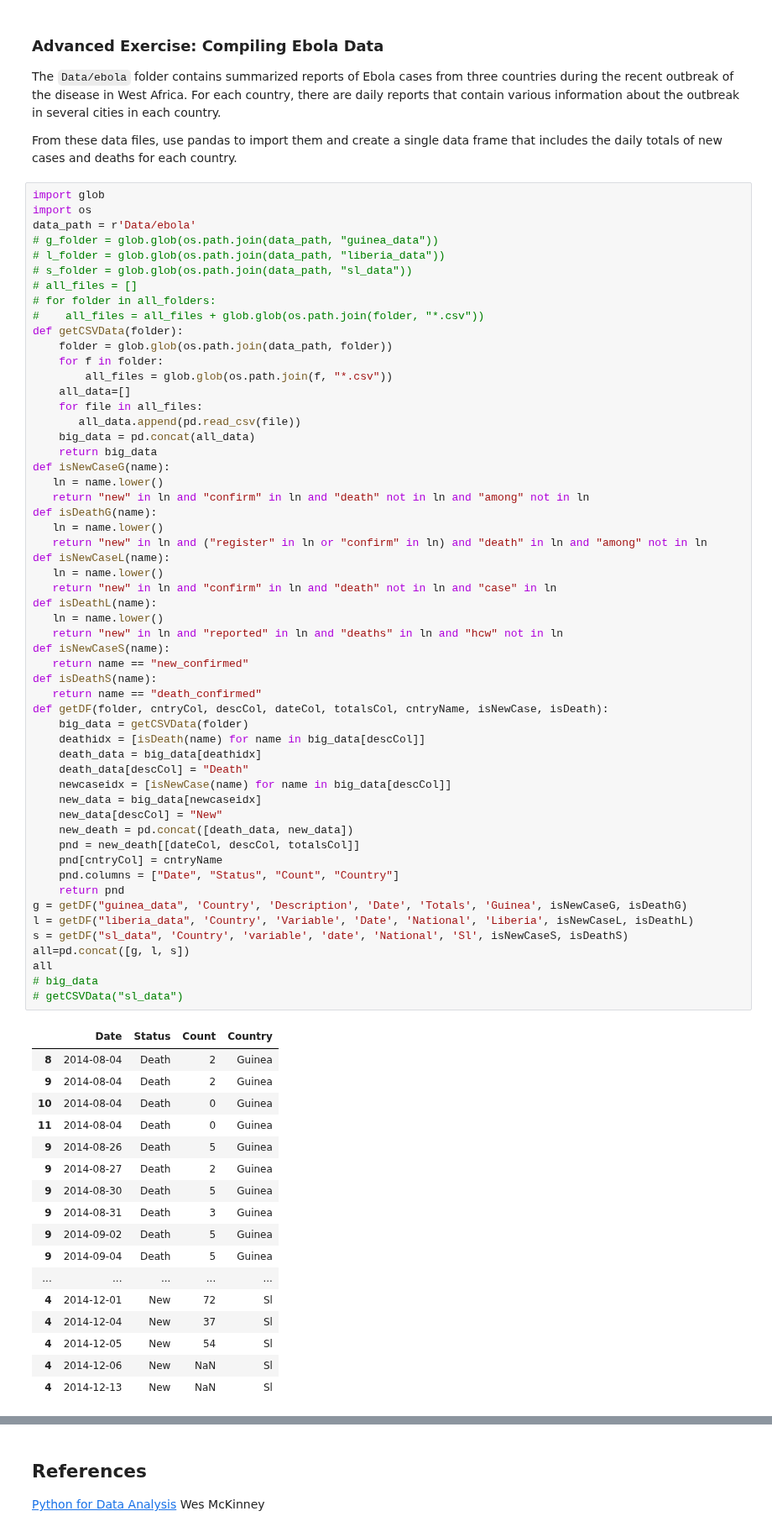
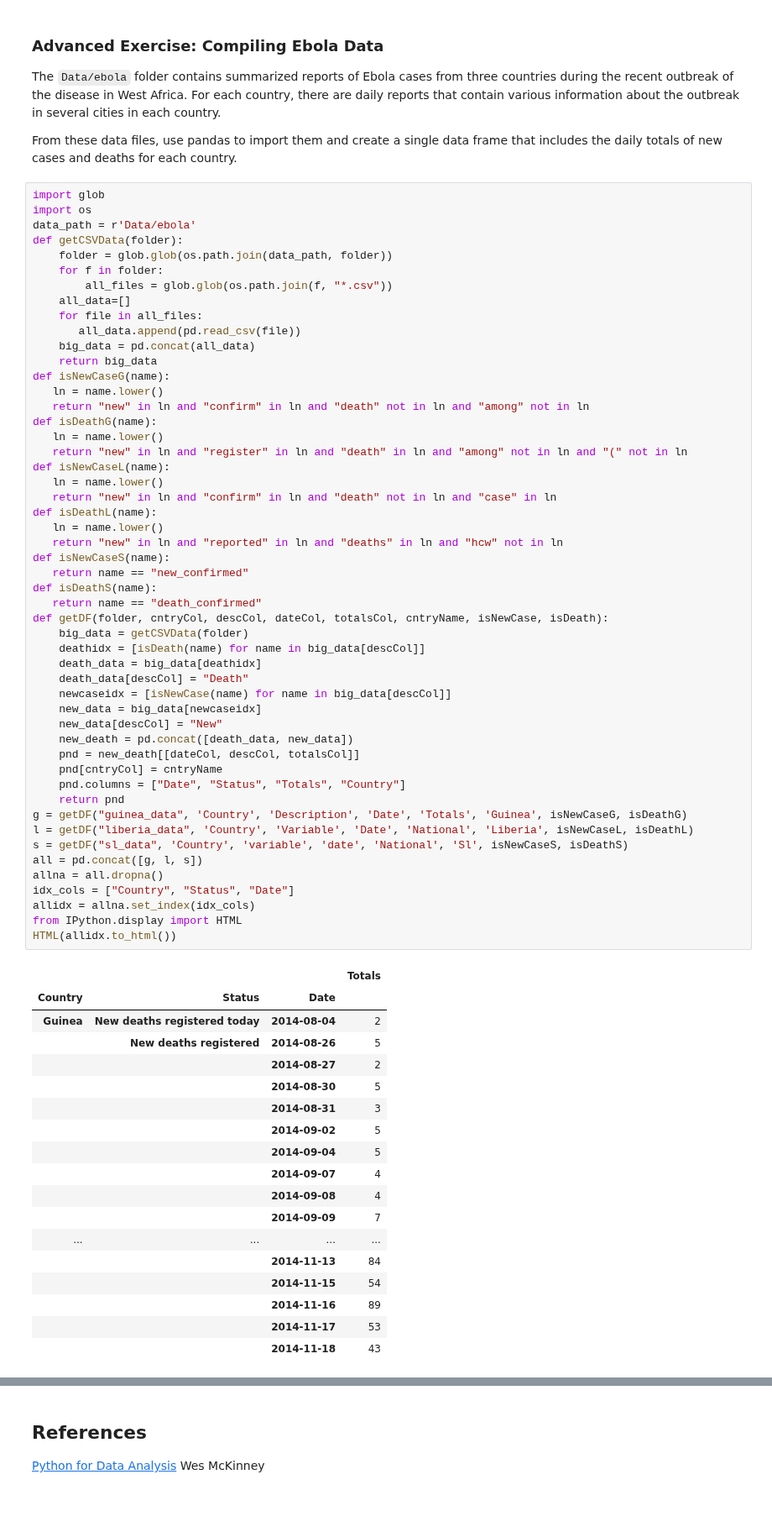
Before and after one commit to amirsh/ada-ana, a Jupyter notebook: HW1-notebooks/Intro to Pandas.ipynb, the cells around one changed output, grey strips where cells are left out. Shown at 84% size. Saved outputs shown, nothing was run; the diff lists cells and outputs as text; blank space fills up the shorter version.

```diff
--- a/HW1-notebooks/Intro to Pandas.ipynb
+++ b/HW1-notebooks/Intro to Pandas.ipynb
@@ -2133,12 +2133,6 @@ From these data files, use pandas to import them and create a single data frame
 import glob
 import os
 data_path = r'Data/ebola'
-# g_folder = glob.glob(os.path.join(data_path, "guinea_data"))
-# l_folder = glob.glob(os.path.join(data_path, "liberia_data"))
-# s_folder = glob.glob(os.path.join(data_path, "sl_data"))
-# all_files = []
-# for folder in all_folders:
-#    all_files = all_files + glob.glob(os.path.join(folder, "*.csv"))
 def getCSVData(folder):
     folder = glob.glob(os.path.join(data_path, folder))
     for f in folder:
@@ -2152,53 +2146,56 @@ def isNewCaseG(name):
    ln = name.lower()
    return "new" in ln and "confirm" in ln and "death" not in ln and "among" not in ln
 def isDeathG(name):
    ln = name.lower()
-   return "new" in ln and ("register" in ln or "confirm" in ln) and "death" in ln and "among" not in ln
+   return "new" in ln and "register" in ln and "death" in ln and "among" not in ln and "(" not in ln
 def isNewCaseL(name):
    ln = name.lower()
    return "new" in ln and "confirm" in ln and "death" not in ln and "case" in ln
 def isDeathL(name):
    ln = name.lower()
    return "new" in ln and "reported" in ln and "deaths" in ln and "hcw" not in ln
 def isNewCaseS(name):
    return name == "new_confirmed"
 def isDeathS(name):
    return name == "death_confirmed"
 def getDF(folder, cntryCol, descCol, dateCol, totalsCol, cntryName, isNewCase, isDeath):
     big_data = getCSVData(folder)
     deathidx = [isDeath(name) for name in big_data[descCol]]
     death_data = big_data[deathidx]
     death_data[descCol] = "Death"
     newcaseidx = [isNewCase(name) for name in big_data[descCol]]
     new_data = big_data[newcaseidx]
     new_data[descCol] = "New"
     new_death = pd.concat([death_data, new_data])
     pnd = new_death[[dateCol, descCol, totalsCol]]
     pnd[cntryCol] = cntryName
-    pnd.columns = ["Date", "Status", "Count", "Country"]
+    pnd.columns = ["Date", "Status", "Totals", "Country"]
     return pnd
 g = getDF("guinea_data", 'Country', 'Description', 'Date', 'Totals', 'Guinea', isNewCaseG, isDeathG)
 l = getDF("liberia_data", 'Country', 'Variable', 'Date', 'National', 'Liberia', isNewCaseL, isDeathL)
 s = getDF("sl_data", 'Country', 'variable', 'date', 'National', 'Sl', isNewCaseS, isDeathS)
-all=pd.concat([g, l, s])
-all
-# big_data
-# getCSVData("sl_data")
+all = pd.concat([g, l, s])
+allna = all.dropna()
+idx_cols = ["Country", "Status", "Date"]
+allidx = allna.set_index(idx_cols)
+from IPython.display import HTML
+HTML(allidx.to_html())
 # %% [output]
-|  | Date | Status | Count | Country |
-| 8 | 2014-08-04 | Death | 2 | Guinea |
-| 9 | 2014-08-04 | Death | 2 | Guinea |
-| 10 | 2014-08-04 | Death | 0 | Guinea |
-| 11 | 2014-08-04 | Death | 0 | Guinea |
-| 9 | 2014-08-26 | Death | 5 | Guinea |
-| 9 | 2014-08-27 | Death | 2 | Guinea |
-| 9 | 2014-08-30 | Death | 5 | Guinea |
-| 9 | 2014-08-31 | Death | 3 | Guinea |
-| 9 | 2014-09-02 | Death | 5 | Guinea |
-| 9 | 2014-09-04 | Death | 5 | Guinea |
-| ... | ... | ... | ... | ... |
-| 4 | 2014-12-01 | New | 72 | Sl |
-| 4 | 2014-12-04 | New | 37 | Sl |
-| 4 | 2014-12-05 | New | 54 | Sl |
-| 4 | 2014-12-06 | New | NaN | Sl |
-| 4 | 2014-12-13 | New | NaN | Sl |
+|  |  |  | Totals |
+| Country | Status | Date |  |
+| Guinea | New deaths registered today | 2014-08-04 | 2 |
+|  | New deaths registered | 2014-08-26 | 5 |
+|  |  | 2014-08-27 | 2 |
+|  |  | 2014-08-30 | 5 |
+|  |  | 2014-08-31 | 3 |
+|  |  | 2014-09-02 | 5 |
+|  |  | 2014-09-04 | 5 |
+|  |  | 2014-09-07 | 4 |
+|  |  | 2014-09-08 | 4 |
+|  |  | 2014-09-09 | 7 |
+| ... | ... | ... | ... |
+|  |  | 2014-11-13 | 84 |
+|  |  | 2014-11-15 | 54 |
+|  |  | 2014-11-16 | 89 |
+|  |  | 2014-11-17 | 53 |
+|  |  | 2014-11-18 | 43 |
```
Also changed, not shown: parts of 1 cell of this notebook.
